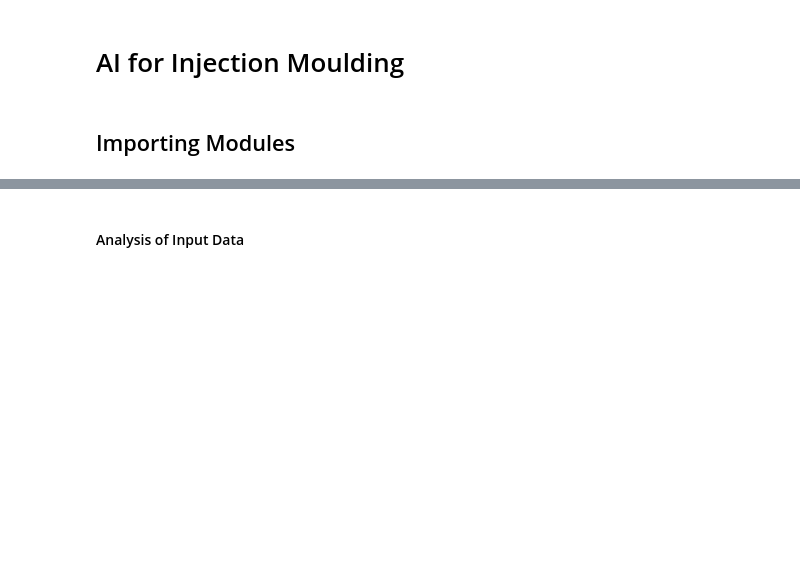
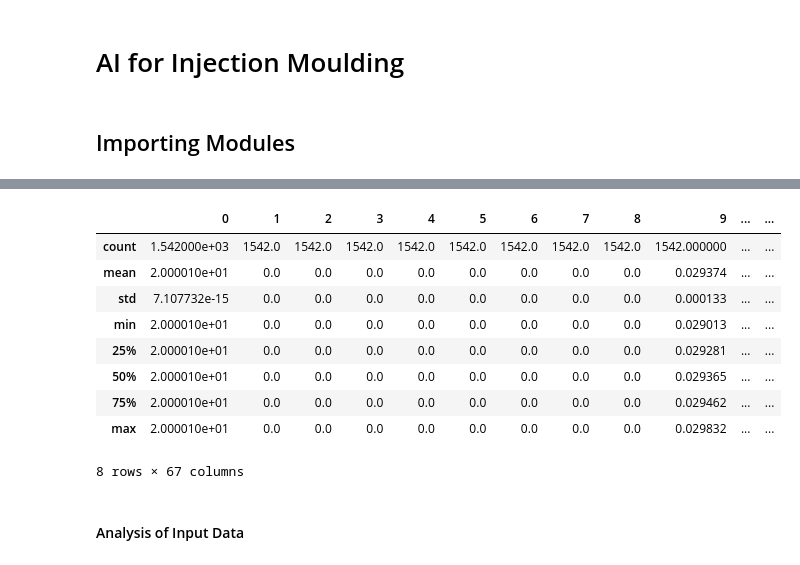
Before and after one commit to Alfredo-Vargas/ai4im, a Jupyter notebook: data/simulated/ai4im-fea.ipynb, the cells around one changed output, grey strips where cells are left out. Cells and saved outputs as stored; diff of their text form; code cells hidden in the pictures; blank space fills up the shorter version.

```diff
--- a/data/simulated/ai4im.ipynb
+++ b/data/simulated/ai4im-fea.ipynb
@@ -50,3 +115,17 @@ sensor_pressure_time          1542                <class 'float'>
+# %%
+# Statistical description
+full_data_df.describe()
+# %% [output]
+|  | 0 | 1 | 2 | 3 | 4 | 5 | 6 | 7 | 8 | 9 | ... | ... |
+| count | 1.542000e+03 | 1542.0 | 1542.0 | 1542.0 | 1542.0 | 1542.0 | 1542.0 | 1542.0 | 1542.0 | 1542.000000 | ... | ... |
+| mean | 2.000010e+01 | 0.0 | 0.0 | 0.0 | 0.0 | 0.0 | 0.0 | 0.0 | 0.0 | 0.029374 | ... | ... |
+| std | 7.107732e-15 | 0.0 | 0.0 | 0.0 | 0.0 | 0.0 | 0.0 | 0.0 | 0.0 | 0.000133 | ... | ... |
+| min | 2.000010e+01 | 0.0 | 0.0 | 0.0 | 0.0 | 0.0 | 0.0 | 0.0 | 0.0 | 0.029013 | ... | ... |
+| 25% | 2.000010e+01 | 0.0 | 0.0 | 0.0 | 0.0 | 0.0 | 0.0 | 0.0 | 0.0 | 0.029281 | ... | ... |
+| 50% | 2.000010e+01 | 0.0 | 0.0 | 0.0 | 0.0 | 0.0 | 0.0 | 0.0 | 0.0 | 0.029365 | ... | ... |
+| 75% | 2.000010e+01 | 0.0 | 0.0 | 0.0 | 0.0 | 0.0 | 0.0 | 0.0 | 0.0 | 0.029462 | ... | ... |
+| max | 2.000010e+01 | 0.0 | 0.0 | 0.0 | 0.0 | 0.0 | 0.0 | 0.0 | 0.0 | 0.029832 | ... | ... |
+8 rows × 67 columns
 # %% [markdown]
 #### Analysis of Input Data
 # %%
```
Also changed, not shown: parts of 20 cells of this notebook, 1 other file.
